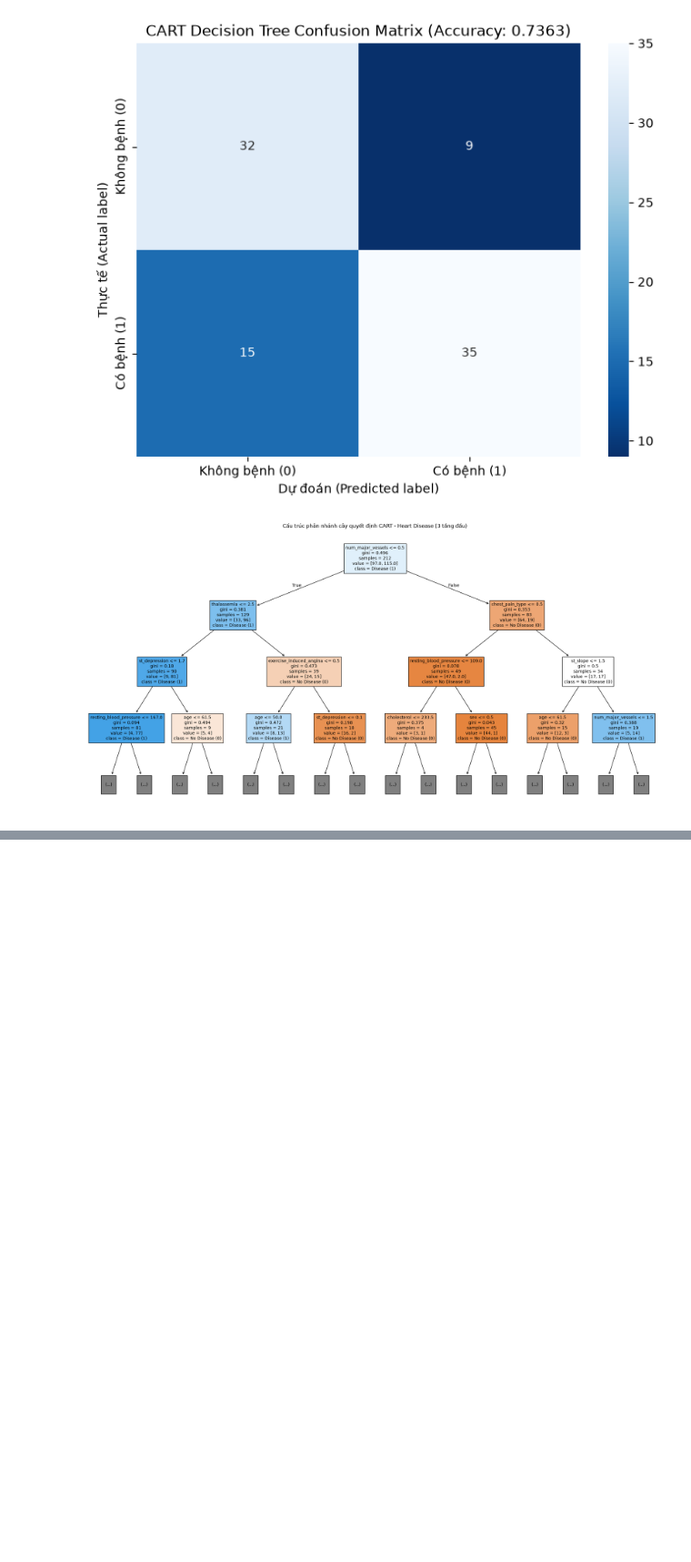
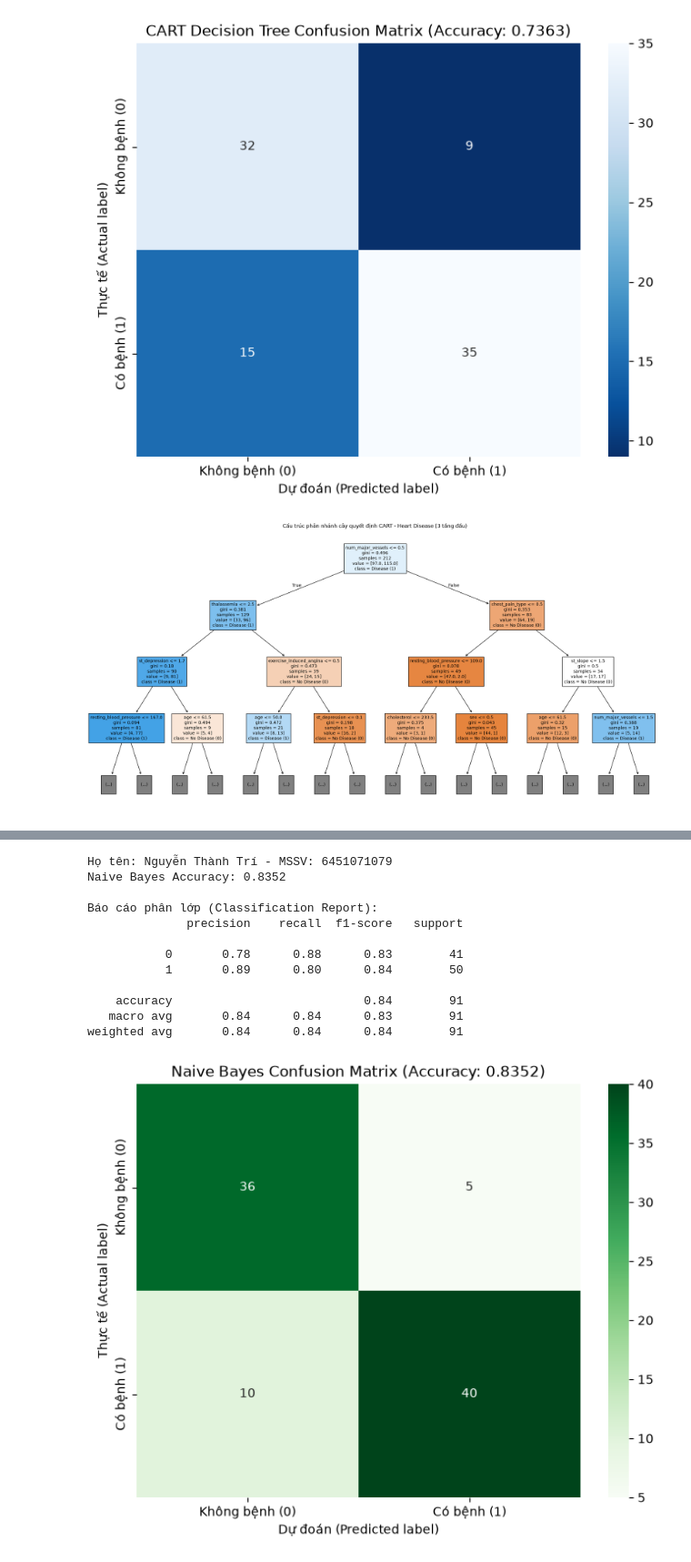
Before and after one commit to TriNguyenThanh/6451071079_Lab2, a Jupyter notebook: model/6451071079_LAB2_Bai3.ipynb, the cells around one changed output, grey strips where cells are left out. Shown at 91% size. Drawn from its saved outputs; the diff is of its cells as text; code cells hidden in the pictures; blank space fills up the shorter version.

Commit message:
feature<bai3_cau9>: xay dung mo hinh phan lop gaussian naive bayes

```diff
--- a/model/6451071079_LAB2_Bai3.ipynb
+++ b/model/6451071079_LAB2_Bai3.ipynb
@@ -262,0 +268,39 @@ weighted avg       0.74      0.74      0.74        91
+# %%
+# Câu 9: Xây dựng mô hình Naïve Bayes
+gnb = GaussianNB()
+gnb.fit(X_train, y_train)
+
+# Dự đoán trên tập kiểm thử
+bayes_pred = gnb.predict(X_test)
+bayes_score = metrics.accuracy_score(y_test, bayes_pred)
+
+print("Họ tên: Nguyễn Thành Trí - MSSV: 6451071079")
+print(f"Naive Bayes Accuracy: {bayes_score:.4f}")
+print()
+print("Báo cáo phân lớp (Classification Report):")
+print(metrics.classification_report(y_test, bayes_pred))
+
+# Ma trận nhầm lẫn
+bayes_cm = metrics.confusion_matrix(y_test, bayes_pred)
+plt.figure(figsize=(8, 6))
+sns.heatmap(bayes_cm, annot=True, fmt="d", cmap="Greens",
+            xticklabels=['Không bệnh (0)', 'Có bệnh (1)'],
+            yticklabels=['Không bệnh (0)', 'Có bệnh (1)'])
+plt.xlabel("Dự đoán (Predicted label)")
+plt.ylabel("Thực tế (Actual label)")
+plt.title(f"Naive Bayes Confusion Matrix (Accuracy: {bayes_score:.4f})")
+plt.show()
+# %% [output]
+Họ tên: Nguyễn Thành Trí - MSSV: 6451071079
+Naive Bayes Accuracy: 0.8352
+
+Báo cáo phân lớp (Classification Report):
+              precision    recall  f1-score   support
+
+           0       0.78      0.88      0.83        41
+           1       0.89      0.80      0.84        50
+
+    accuracy                           0.84        91
+   macro avg       0.84      0.84      0.83        91
+weighted avg       0.84      0.84      0.84        91
+[figure, added]
```
Also changed, not shown: parts of 1 cell of this notebook.
